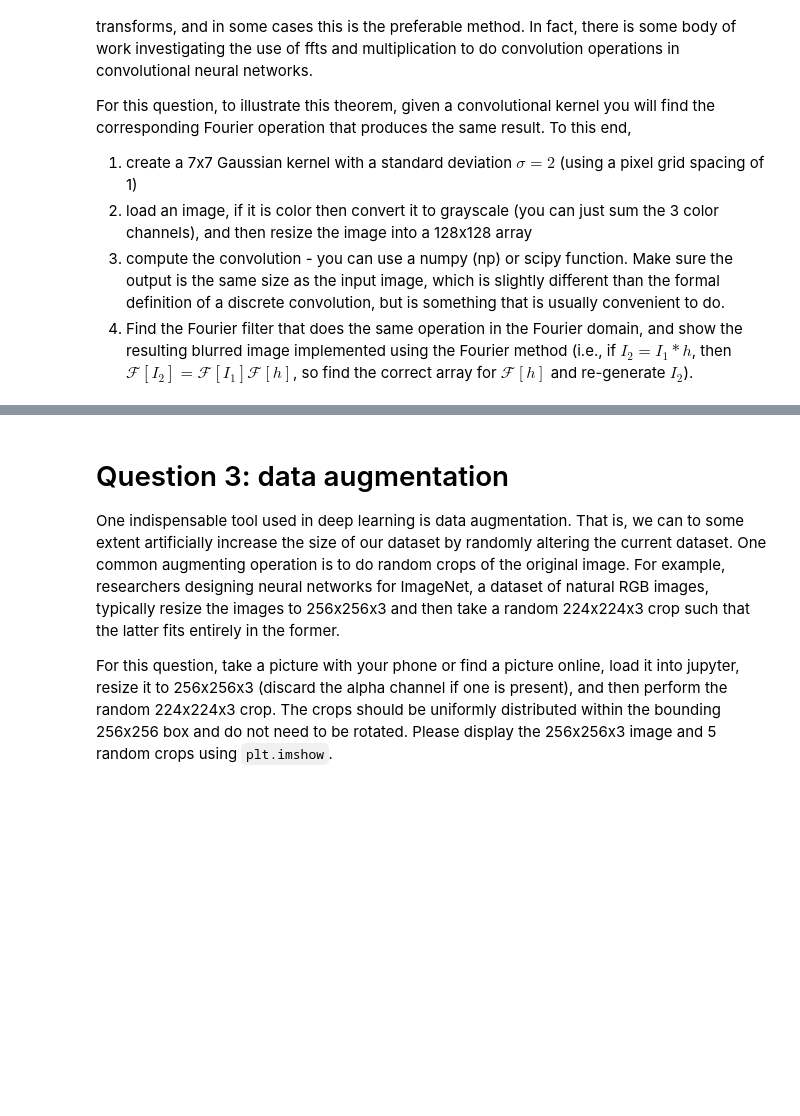
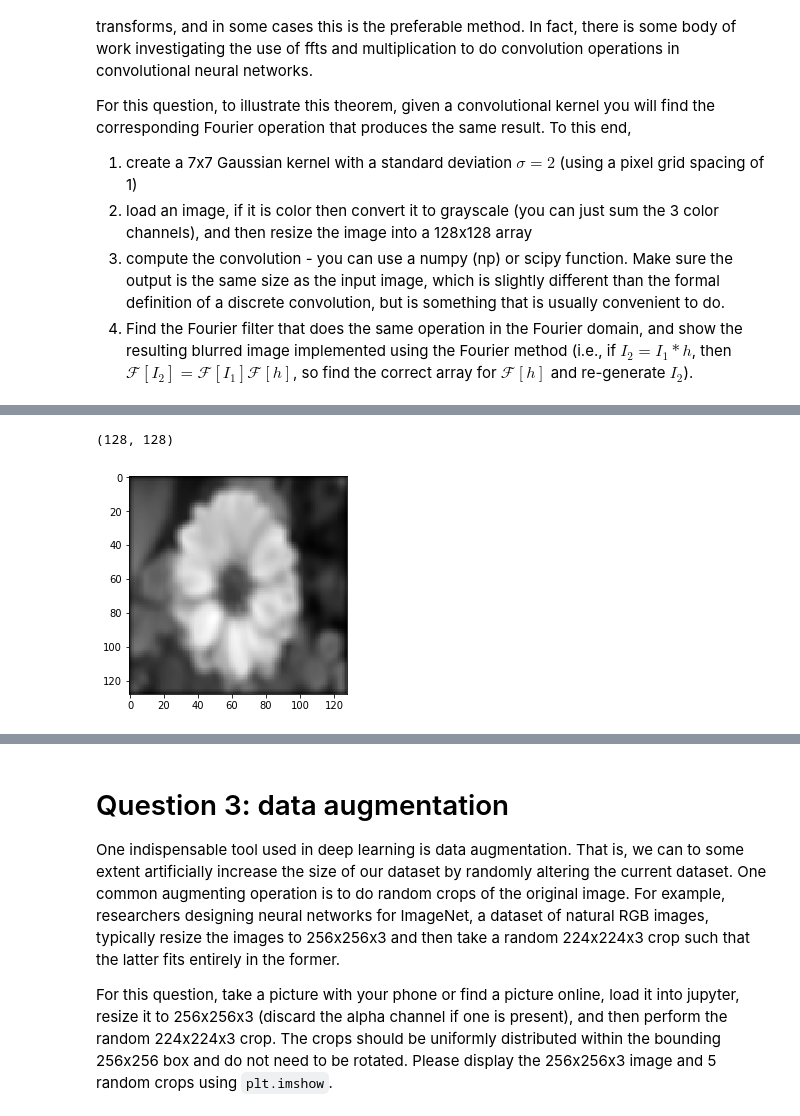
Before and after one commit to cjd67/BME-590-Machine-Learning-in-Imaging, a Jupyter notebook: homework/homework_1/HW1.ipynb, the cells around one changed output, grey strips where cells are left out. Drawn from its saved outputs; the diff is of its cells as text; code cells hidden in the pictures; blank space fills up the shorter version.

```diff
--- a/homework/homework_1/HW1.ipynb
+++ b/homework/homework_1/HW1.ipynb
@@ -70,0 +132,8 @@ For this question, to illustrate this theorem, given a convolutional kernel you
+# %%
+from scipy import signal
+conv_img = signal.convolve2d(img_gray, gauss, 'same')
+plt.imshow(conv_img, cmap = 'gray')
+conv_img.shape
+# %% [output]
+(128, 128)
+[figure, added]
```
Also changed, not shown: parts of 11 cells of this notebook, 2 other files.
